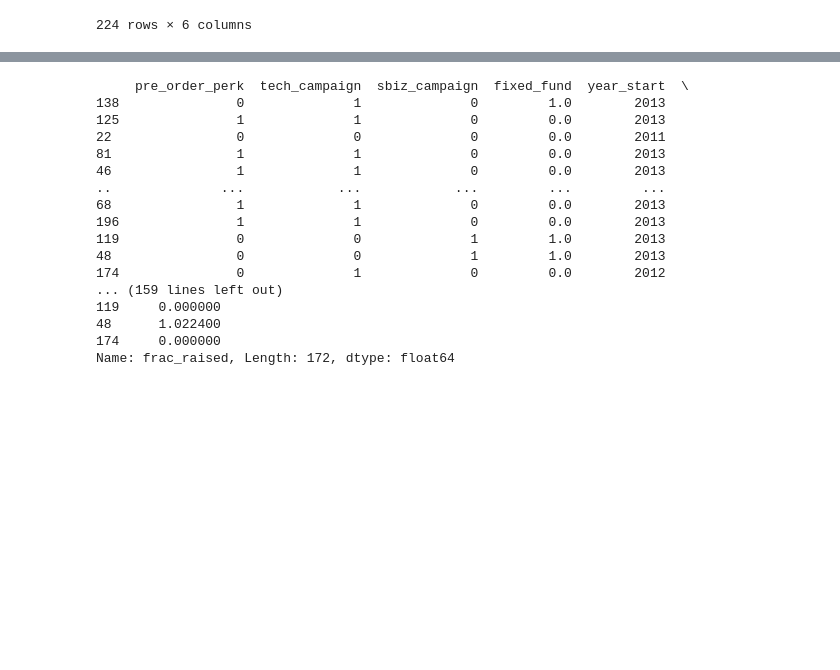
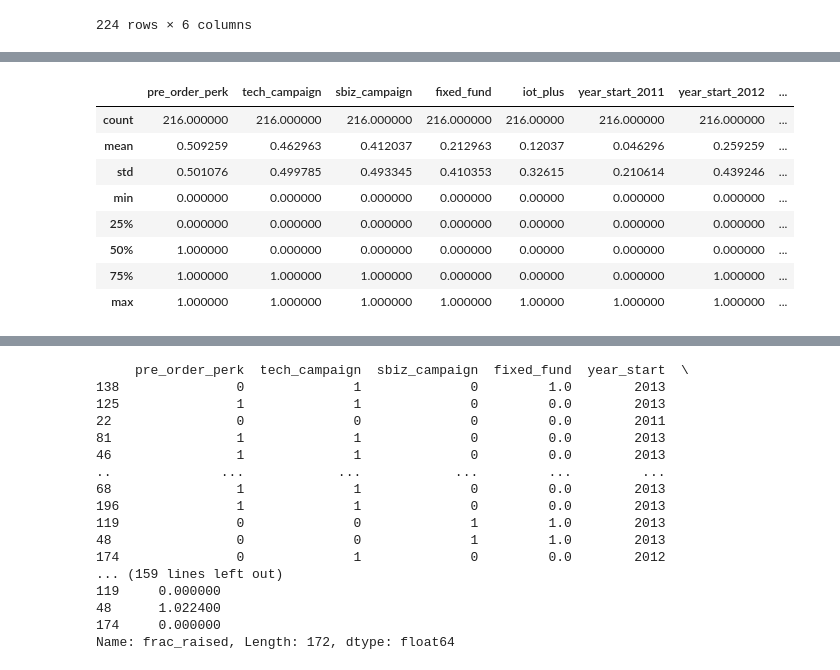
Before and after one commit to justintwoo/Mini-Project-1, a Jupyter notebook: mini_project_2.ipynb, the cells around one changed output, grey strips where cells are left out. Drawn from its saved outputs; the diff is of its cells as text; code cells hidden in the pictures; blank space fills up the shorter version.

```diff
--- a/mini_project_2.ipynb
+++ b/mini_project_2.ipynb
@@ -128,5 +139,17 @@ features
 # %%
+cat_features = pd.get_dummies(features)
 features.dropna(inplace = True)
-features.dropna(inplace=True)
+target.dropna(inplace=True)
 target = target.reindex_like(cat_features)
+cat_features.describe()
+# %% [output]
+|  | pre_order_perk | tech_campaign | sbiz_campaign | fixed_fund | iot_plus | year_start_2011 | year_start_2012 | ... |
+| count | 216.000000 | 216.000000 | 216.000000 | 216.000000 | 216.00000 | 216.000000 | 216.000000 | ... |
+| mean | 0.509259 | 0.462963 | 0.412037 | 0.212963 | 0.12037 | 0.046296 | 0.259259 | ... |
+| std | 0.501076 | 0.499785 | 0.493345 | 0.410353 | 0.32615 | 0.210614 | 0.439246 | ... |
+| min | 0.000000 | 0.000000 | 0.000000 | 0.000000 | 0.00000 | 0.000000 | 0.000000 | ... |
+| 25% | 0.000000 | 0.000000 | 0.000000 | 0.000000 | 0.00000 | 0.000000 | 0.000000 | ... |
+| 50% | 1.000000 | 0.000000 | 0.000000 | 0.000000 | 0.00000 | 0.000000 | 0.000000 | ... |
+| 75% | 1.000000 | 1.000000 | 1.000000 | 0.000000 | 0.00000 | 0.000000 | 1.000000 | ... |
+| max | 1.000000 | 1.000000 | 1.000000 | 1.000000 | 1.00000 | 1.000000 | 1.000000 | ... |
 # %%
```
Also changed, not shown: parts of 6 cells of this notebook.
